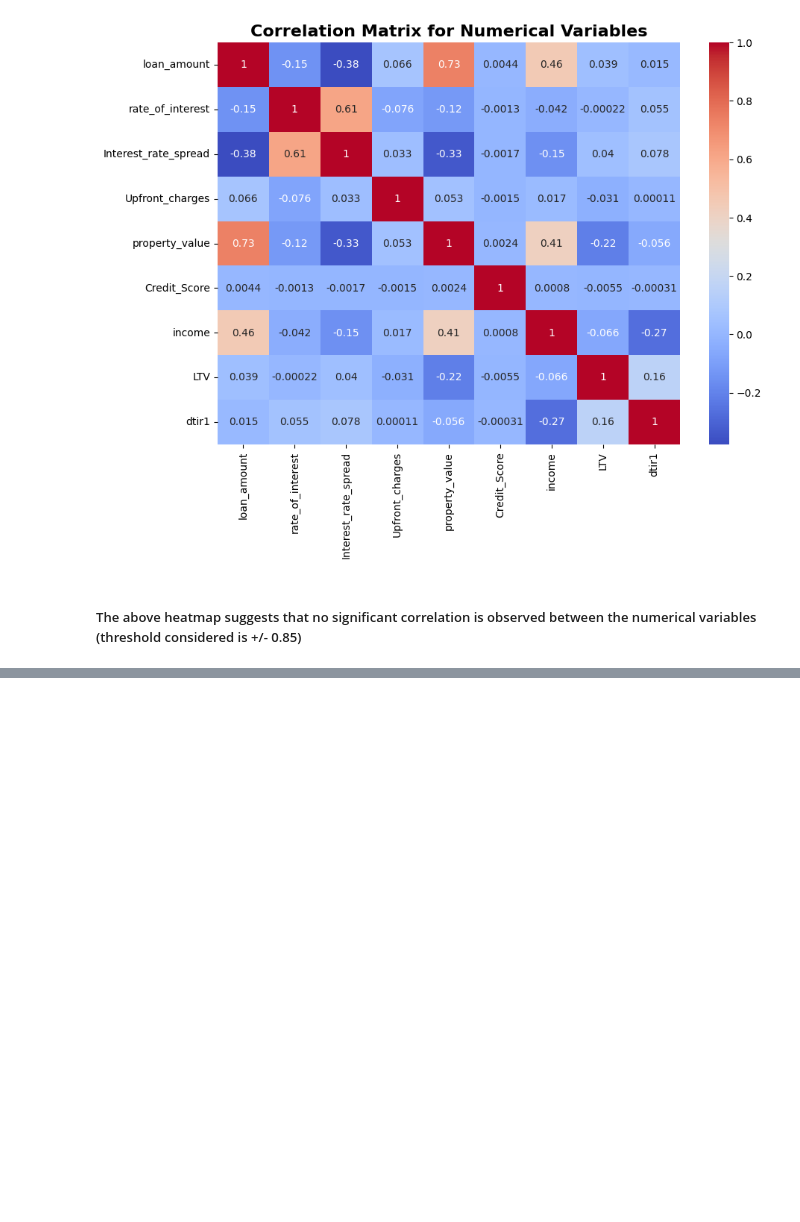
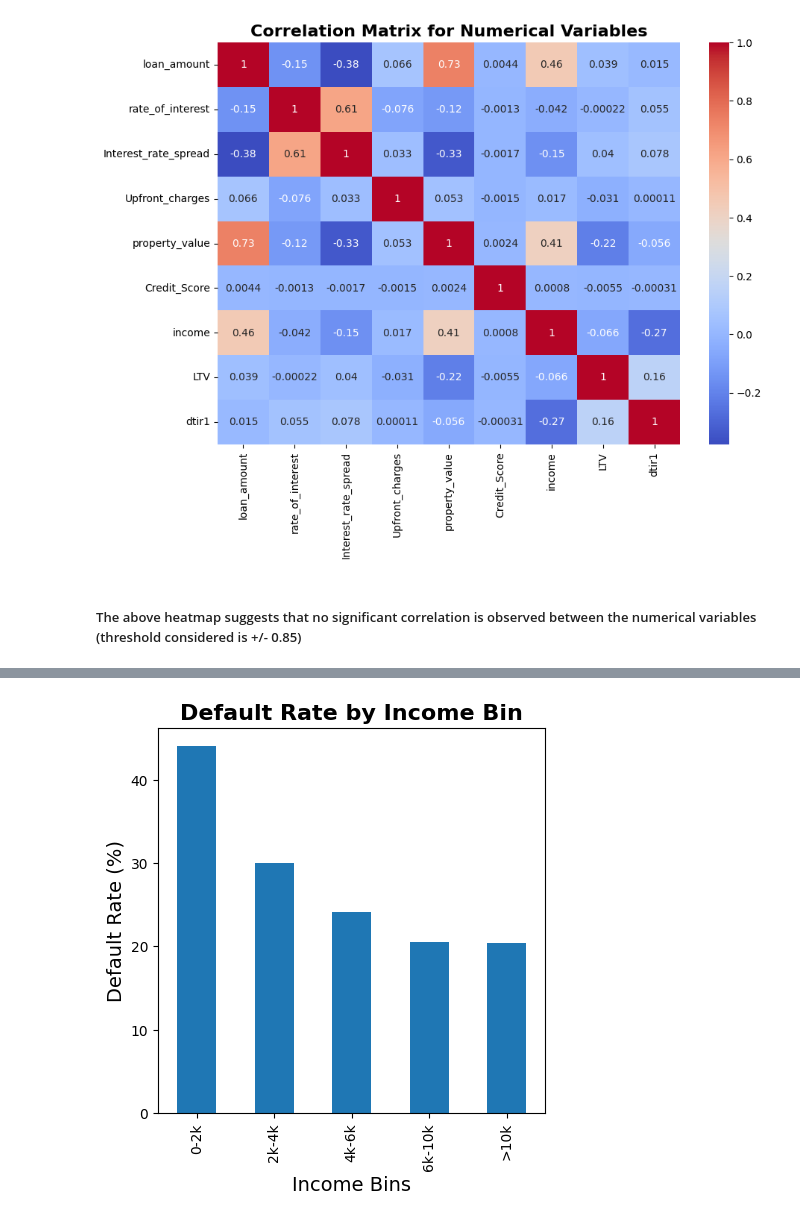
Before and after one commit to adharshvenkat/loan-defaults-prediction, a Jupyter notebook: notebooks/eda.ipynb, the cells around one changed output, grey strips where cells are left out. Drawn from its saved outputs; the diff is of its cells as text; code cells hidden in the pictures; blank space fills up the shorter version.

Commit message:
EDA visualization to predictors' relations

```diff
--- a/notebooks/eda.ipynb
+++ b/notebooks/eda.ipynb
@@ -164,0 +179,15 @@ plt.show()
+# %%
+# creating a new column with 5 income bins based on lowest and highest income
+df["income_bin"] = pd.cut(df["income"], bins=[0, 2000, 4000, 6000, 10000, 1000000], labels=["0-2k", "2k-4k", "4k-6k", "6k-10k", ">10k"])
+
+# creating chart to see relation between income bins and loan default as percentage of total
+income_bin_df = df.groupby(["income_bin", "Status"])["Status"].count().unstack(level=1)
+income_bin_df["total"] = income_bin_df[0] + income_bin_df[1]
+income_bin_df["default_rate"] = round(income_bin_df[1] / income_bin_df["total"] * 100, 2)
+income_bin_df["default_rate"].plot(kind="bar", figsize=(5,5))
+plt.title("Default Rate by Income Bin", fontsize=16, fontweight="bold")
+plt.xlabel("Income Bins", fontsize=14)
+plt.ylabel("Default Rate (%)", fontsize=14)
+plt.show()
+# %% [output]
+[figure, added]
```
Also changed, not shown: parts of 7 cells of this notebook.
